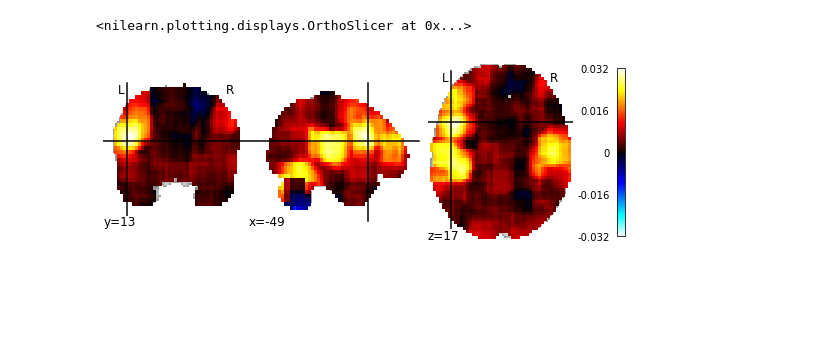
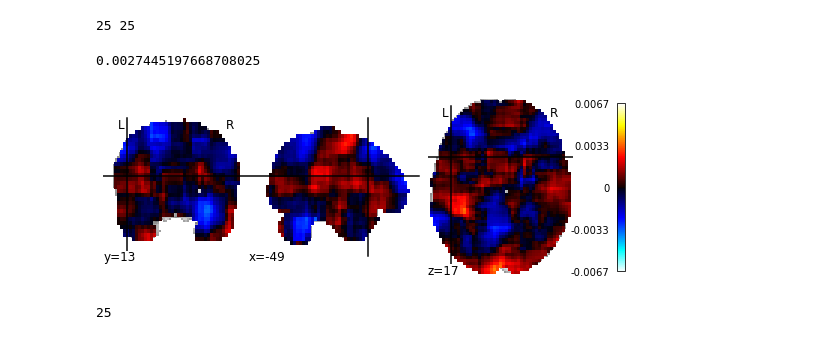
Before and after one commit to tsumers/bert-brains, a Jupyter notebook: View_Brain_Results.ipynb, the cells around one changed output. Saved outputs shown, nothing was run; the diff lists cells and outputs as text; code cells hidden in the pictures; blank space fills up the shorter version.

Commit message:
New brain analyses code

```diff
--- a/View_Brain_Results.ipynb
+++ b/View_Brain_Results.ipynb
@@ -1,20 +7,30 @@
 # %%
-import nibabel as nib
-import nilearn.plotting as niplt
-import numpy as np
-import matplotlib.pyplot as plt
-%matplotlib inline
 subs=['sub-075', 'sub-131', 'sub-190', 'sub-201', 'sub-235', 'sub-244',
        'sub-249', 'sub-254', 'sub-255', 'sub-256', 'sub-257', 'sub-258',
        'sub-259', 'sub-260', 'sub-261', 'sub-262', 'sub-263', 'sub-264',
        'sub-265', 'sub-266', 'sub-267', 'sub-268', 'sub-269', 'sub-270',
        'sub-271']
-results_dir='/jukebox/griffiths/bert-brains/results/21styear/rsa-bert-base-uncased-layer_0/'
+
+d='/jukebox/griffiths/bert-brains/'
+layers=['layer_'+str(i) for i in range(13)]
+results_prefix=d+'results/21st_year/'
+results_dirs=[results_prefix+"rsa-activations_"+layer+"/" for layer in layers]+[results_prefix+"rsa-attentions_"+layer+"/" for layer in layers]
+layer_names=['activation_layer_'+str(i) for i in range(13)]+['attention_layer_'+str(i) for i in range(13)][:-1]
+results_dirs=results_dirs[:-1]
+print(len(results_dirs),len(layer_names))
+# %% [output]
+25 25
 # %%
 #First Subject
-fname='/jukebox/griffiths/bert-brains/results/21styear/rsa-bert-base-uncased-layer_0/sub-075_whole_brain_anatomical_SL.nii.gz'
+fname=results_dirs[13]+subs[0]+"_whole_brain_anatomical_SL.nii.gz"
 niplt.plot_stat_map(fname,cut_coords=(-49,13,17))
+x=nib.load(fname).get_fdata()
+x[x>=np.percentile(x,99)].mean()
 # %% [output]
-<nilearn.plotting.displays.OrthoSlicer at 0x...>
+0.0027445197668708025
-[figure, old version]
+[figure, new version]
+# %%
+len(fnames)
+# %% [output]
+25
 # %%
```
Also changed, not shown: parts of 6 cells of this notebook, 10 other files.
